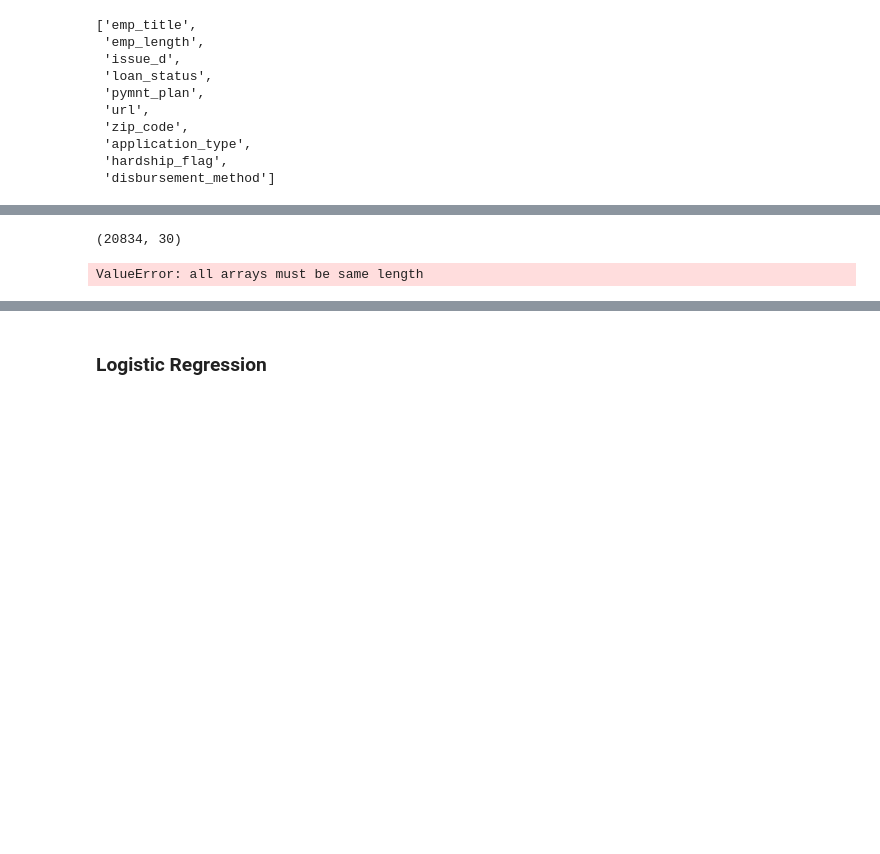
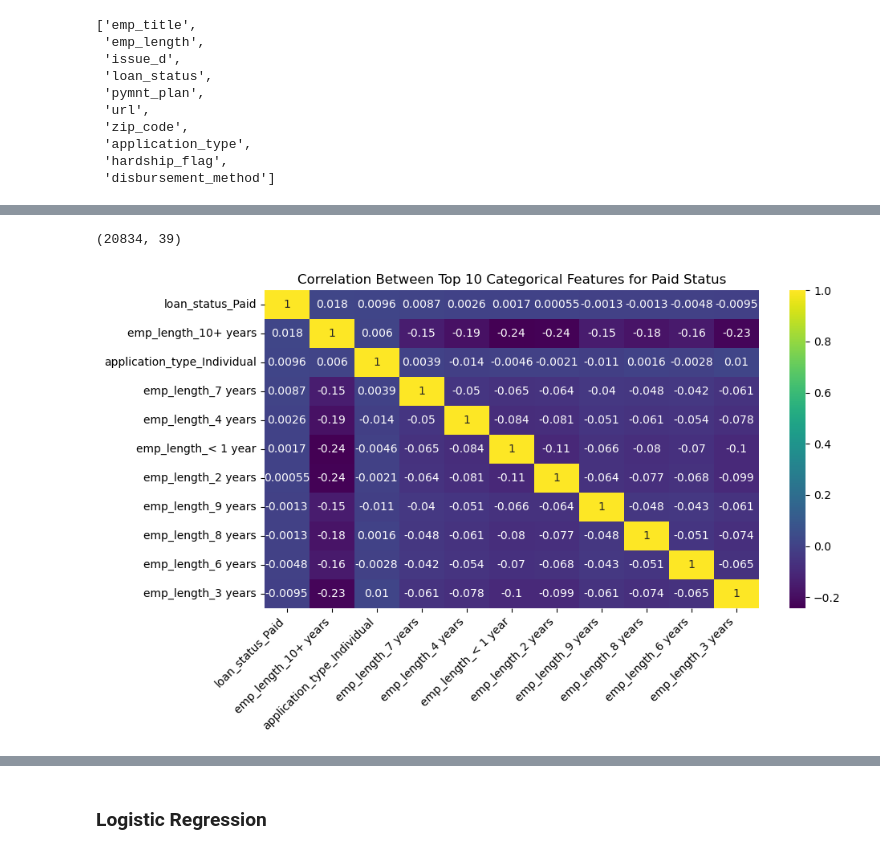
Before and after one commit to rachellliao/loan-default-prediction, a Jupyter notebook: EDA.ipynb, the cells around one changed output, grey strips where cells are left out. Drawn from its saved outputs; the diff is of its cells as text; code cells hidden in the pictures; blank space fills up the shorter version.

```diff
--- a/EDA.ipynb
+++ b/EDA.ipynb
@@ -510,16 +503,16 @@ plt.show()
 # Create a set to store the features to be removed
 features_to_remove = set()
 
-# Iterate over the high correlation dataframe
+#Iterate over the high correlation dataframe
 for index, row in high_corr_df.iterrows():
     feature_1 = row['Feature_1']
     feature_2 = row['Feature_2']
 
-    # Add the feature with higher correlation coefficient to the set
-    if row['Correlation'] > high_corr_df.loc[high_corr_df['Feature_2'] == feature_1, 'Correlation'].values[0]:
+    # Add the feature with lower variance to the set
+    if np.var(df_modified[feature_1].values) > np.var(df_modified[feature_2].values):
+        features_to_remove.add(feature_2)
+    else:
         features_to_remove.add(feature_1)
-    else:
-        features_to_remove.add(feature_2)
 
 # Remove the features from the dataframe
 df_selected_features = df_modified.drop(columns=features_to_remove)
@@ -662,31 +683,34 @@ df_selected_features.select_dtypes(include='object').columns.tolist()
 # Display the shape of the dataframe
 df_selected_features.shape
 # %% [output]
-(20834, 30)
+(20834, 39)
 # %%
 # Instantiate the OneHotEncoder
 ohe = OneHotEncoder()
 
 # Identify the remaining categorical columns
 categorical_cols = df_selected_features.select_dtypes(include='object').columns.tolist()
 
 # Perform one-hot encoding using OneHotEncoder
 encoded_features = ohe.fit_transform(df_selected_features[categorical_cols])
 
 # Create a new dataframe with the encoded features
-df_encoded = pd.DataFrame(encoded_features.toarray(), columns=ohe.categories_, dtype=int)
+df_encoded = pd.DataFrame(encoded_features.toarray(), columns=ohe.get_feature_names_out(), dtype=int)
 
-# Concatenate the encoded dataframe with the original numeric columns
-df_encoded = pd.concat([df_selected_features.select_dtypes(exclude='object'), df_encoded], axis=1)
+# Select the top 10 variables with the highest correlation values with loan_status_Paid
+top_10_corr_features1 = df_encoded.corr()['loan_status_Paid'].sort_values(ascending=False).head(11).to_frame()
+top_10_corr_features1
 
-# Calculate correlations between categorical features and the target variable loan_status
-corr_matrix = df_encoded.corr()
-corr_with_target = corr_matrix['loan_status'].sort_values(ascending=False).head(10).to_frame()
+# Create a correlation matrix
+top_10_corr_features1 = df_encoded[top_10_corr_features1.index].corr()
 
-# Create a heatmap to visualize the correlation between the top 10 categorical columns
+# Create a heatmap to visualize the correlation between the top 10 categorical columns for loan_status_Paid
 plt.figure(figsize=(10, 6))
-sns.heatmap(corr_with_target, annot=True, cmap='viridis')
-plt.title('Correlation Between Top 10 Categorical Features')
+sns.heatmap(top_10_corr_features1, annot=True, cmap='viridis')
+plt.title('Correlation Between Top 10 Categorical Features for Paid Status')
+plt.xticks(rotation=45, ha='right')
+plt.yticks(rotation=0)
 plt.tight_layout()
+plt.show()
 # %% [output]
-ValueError: all arrays must be same length
+[figure, added]
```
Also changed, not shown: parts of 12 cells of this notebook.
